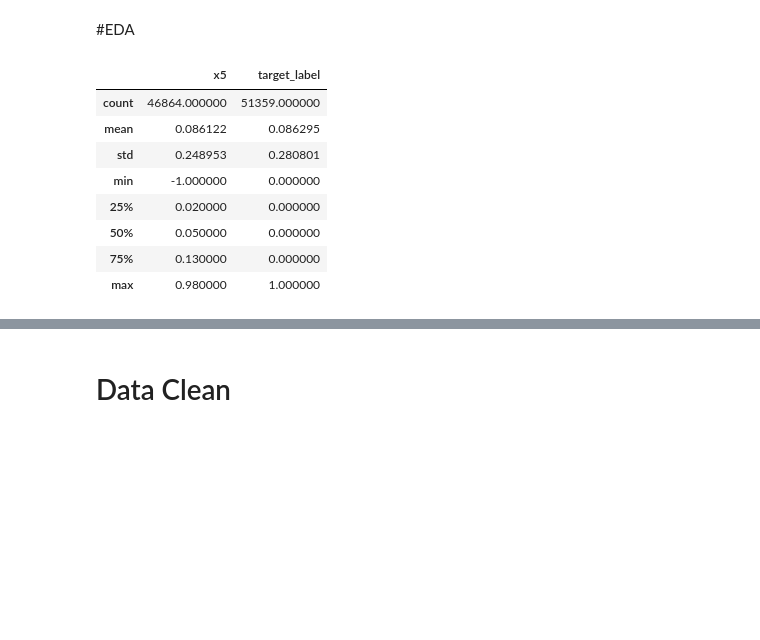
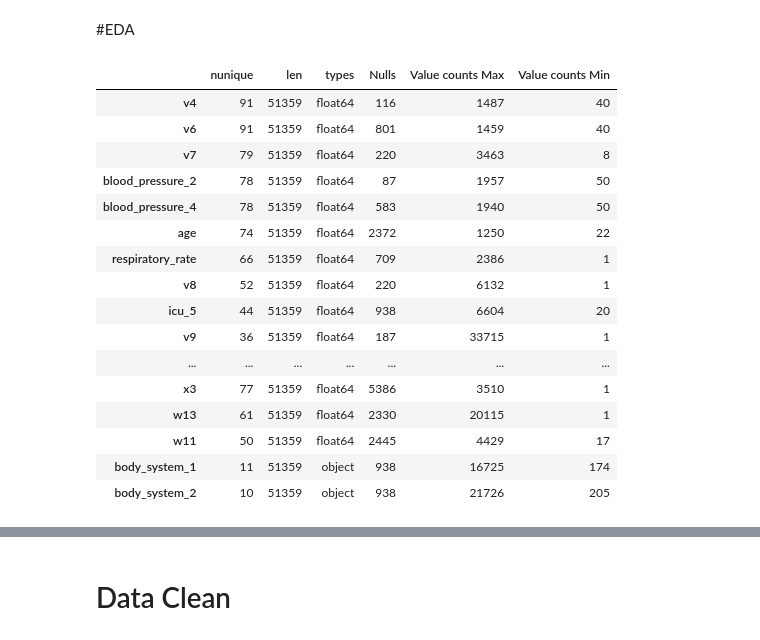
Before and after one commit to kunai-3txk/Prediction-of-seriously-ill-patients, a Jupyter notebook: BaseLine.ipynb, the cells around one changed output, grey strips where cells are left out. Saved outputs shown, nothing was run; the diff lists cells and outputs as text; code cells hidden in the pictures; blank space fills up the shorter version.

```diff
--- a/BaseLine.ipynb
+++ b/BaseLine.ipynb
@@ -111,13 +155,57 @@ t['age_r'] = t['age'].round(-1)
 t.groupby('age_r').mean()
 
 train[['x5','target_label']].describe()
+
+t = train[['age','respiratory_rate']]
+t['age_r'] = t['age'].round(-1)
+t.groupby('age_r').mean()
-# %% [output]
-|  | x5 | target_label |
-| count | 46864.000000 | 51359.000000 |
-| mean | 0.086122 | 0.086295 |
-| std | 0.248953 | 0.280801 |
-| min | -1.000000 | 0.000000 |
-| 25% | 0.020000 | 0.000000 |
-| 50% | 0.050000 | 0.000000 |
-| 75% | 0.130000 | 0.000000 |
-| max | 0.980000 | 1.000000 |
+# %%
+
+stats_train = pd.concat([stats(train.iloc[:, 0:50]) ,stats(train.iloc[:, 50:100])],axis=0)
+stats_test = pd.concat([stats(test.iloc[:, 0:50]) ,stats(test.iloc[:, 50:100])],axis=0)
+
+# te の候補探し
+stats_train[(stats_train['nunique'] <= 100) & (stats_train['nunique'] >= 10)]
+
+
+
+train[['glasgow_coma_scale_1','glasgow_coma_scale_2','glasgow_coma_scale_3','glasgow_coma_scale_4']].describe()
+
+train_eda = train.copy()
+test_eda = test.copy()
+# https://ja.wikipedia.org/wiki/Glasgow_Coma_Scale
+train_eda['glasgow_coma_scale_sum'] = train['glasgow_coma_scale_1']+train['glasgow_coma_scale_2']+train['glasgow_coma_scale_3']+train['glasgow_coma_scale_4']
+
+df_temp = train_eda[['glasgow_coma_scale_sum','target_label']]
+#df_temp = train_eda[['glasgow_coma_scale_3','target_label']]
+df_temp_t0 = df_temp[df_temp['target_label']==0]
+df_temp_t0 = df_temp_t0.dropna()
+df_temp_t1 = df_temp[df_temp['target_label']==1]
+df_temp_t1 = df_temp_t1.dropna()
+
+#t検定
+from scipy import stats
+t, p = stats.ttest_ind(df_temp_t0['glasgow_coma_scale_sum'], df_temp_t1['glasgow_coma_scale_sum'],equal_var=False)
+print('p:', p)
+if p < 0.05:
+  print('p < 0.05')
+
+train_eda[train_eda['glasgow_coma_scale_3']==1]
+# %% [output]
+|  | nunique | len | types | Nulls | Value counts Max | Value counts Min |
+| v4 | 91 | 51359 | float64 | 116 | 1487 | 40 |
+| v6 | 91 | 51359 | float64 | 801 | 1459 | 40 |
+| v7 | 79 | 51359 | float64 | 220 | 3463 | 8 |
+| blood_pressure_2 | 78 | 51359 | float64 | 87 | 1957 | 50 |
+| blood_pressure_4 | 78 | 51359 | float64 | 583 | 1940 | 50 |
+| age | 74 | 51359 | float64 | 2372 | 1250 | 22 |
+| respiratory_rate | 66 | 51359 | float64 | 709 | 2386 | 1 |
+| v8 | 52 | 51359 | float64 | 220 | 6132 | 1 |
+| icu_5 | 44 | 51359 | float64 | 938 | 6604 | 20 |
+| v9 | 36 | 51359 | float64 | 187 | 33715 | 1 |
+| ... | ... | ... | ... | ... | ... | ... |
+| x3 | 77 | 51359 | float64 | 5386 | 3510 | 1 |
+| w13 | 61 | 51359 | float64 | 2330 | 20115 | 1 |
+| w11 | 50 | 51359 | float64 | 2445 | 4429 | 17 |
+| body_system_1 | 11 | 51359 | object | 938 | 16725 | 174 |
+| body_system_2 | 10 | 51359 | object | 938 | 21726 | 205 |
```
Also changed, not shown: parts of 25 cells of this notebook.
